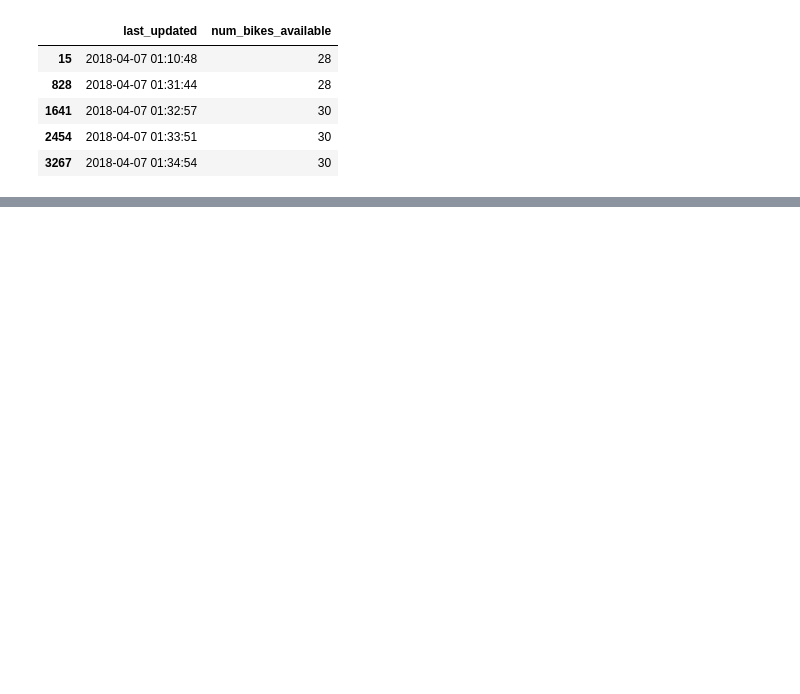
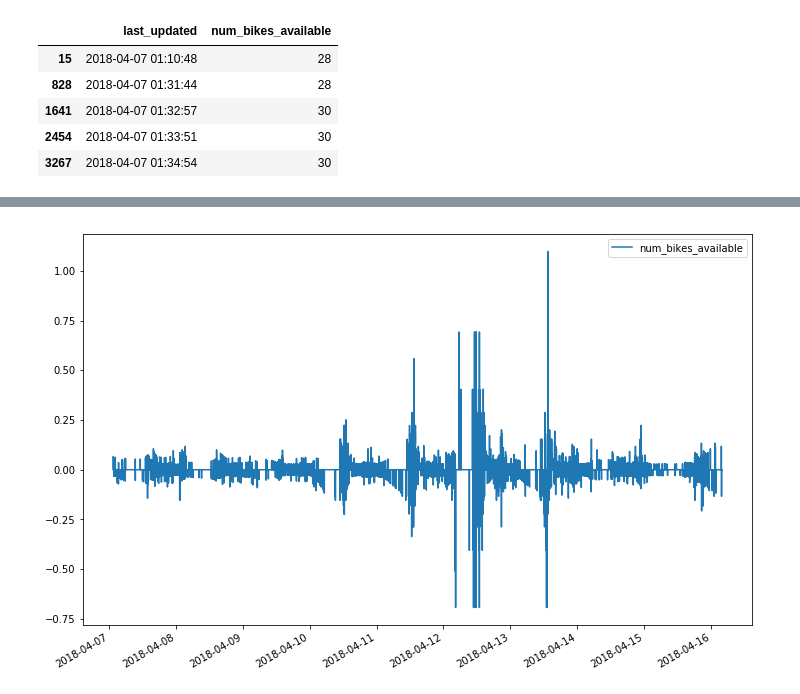
Before and after one commit to ameliachu/ts-realtime-analysis-bike, a Jupyter notebook: citi-bike-trimming-v0.2.ipynb, the cells around one changed output, grey strips where cells are left out. Cells and saved outputs as stored; diff of their text form; code cells hidden in the pictures; blank space fills up the shorter version.

```diff
--- a/citi-bike-trimming-v0.2.ipynb
+++ b/citi-bike-trimming-v0.2.ipynb
@@ -73,0 +88,8 @@ fig = sm.graphics.tsa.plot_pacf(dta, lags=40, ax=ax2)
+# %%
+difflog_dta = log_dta
+# %%
+difflog_dta["num_bikes_available"] = np.insert(np.diff(difflog_dta["num_bikes_available"]), 0, None)
+
+difflog_dta.plot(figsize=(12,8));
+# %% [output]
+[figure, added]
```
Also changed, not shown: parts of 7 cells of this notebook, 8 other files.
